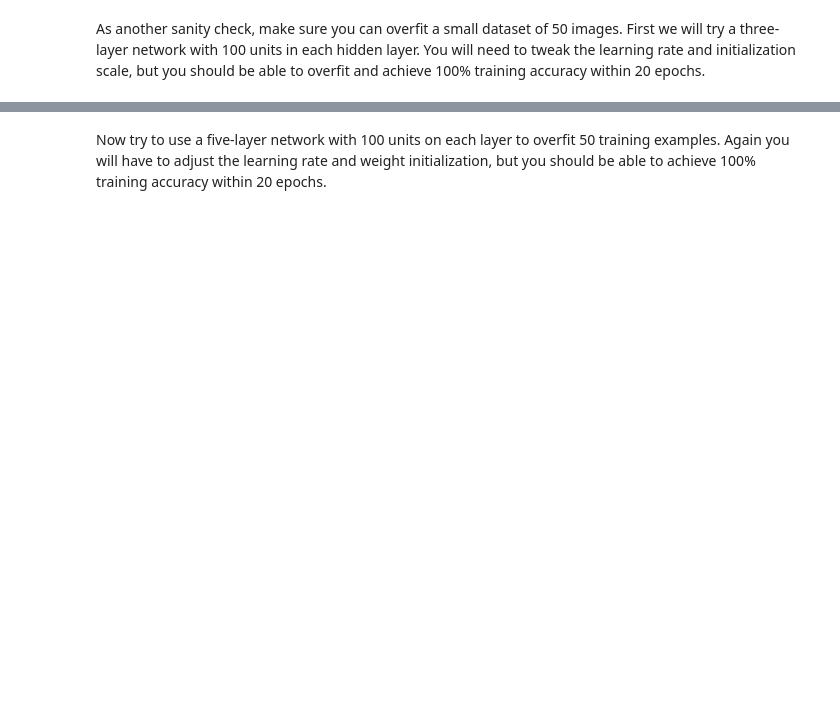
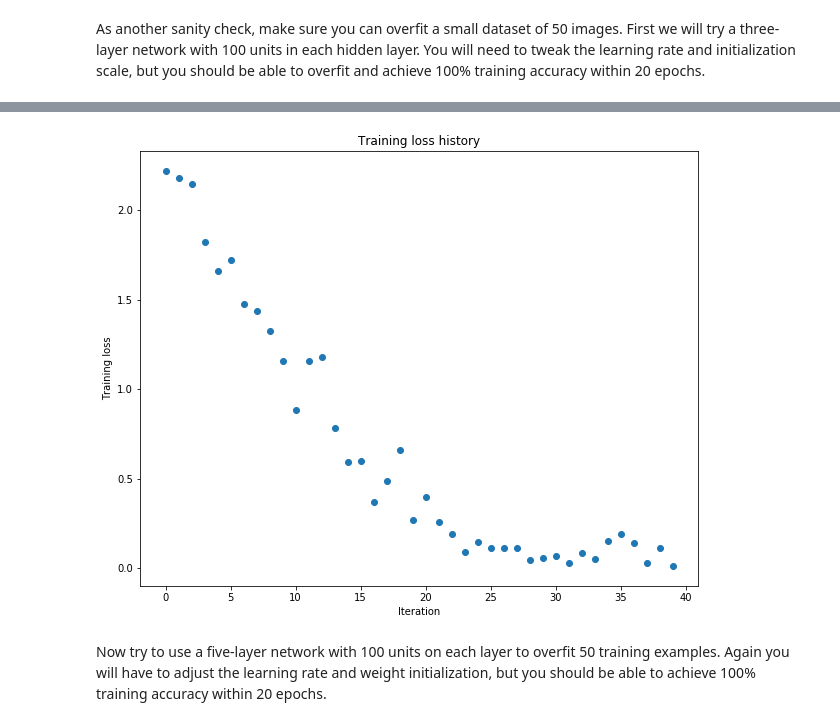
Before and after one commit to FDSMlhn/CS231_Stanford_Assignment, a Jupyter notebook: assignment2/FullyConnectedNets.ipynb, the cells around one changed output, grey strips where cells are left out. Saved outputs shown, nothing was run; the diff lists cells and outputs as text; code cells hidden in the pictures; blank space fills up the shorter version.

```diff
--- a/assignment2/FullyConnectedNets.ipynb
+++ b/assignment2/FullyConnectedNets.ipynb
@@ -398,7 +420,7 @@ small_data = {
 }
 
 weight_scale = 1e-2
-learning_rate = 1e-4
+learning_rate = 1e-2
 model = FullyConnectedNet([100, 100],
               weight_scale=weight_scale, dtype=np.float64)
 solver = Solver(model, small_data,
@@ -415,3 +437,4 @@ plt.title('Training loss history')
 plt.xlabel('Iteration')
 plt.ylabel('Training loss')
 plt.show()
+# %% [output]
@@ -418,3 +458,4 @@ plt.show()
+[figure, added]
 # %% [markdown]
 Now try to use a five-layer network with 100 units on each layer to overfit 50 training examples. Again you will have to adjust the learning rate and weight initialization, but you should be able to achieve 100% training accuracy within 20 epochs.
 # %%
```
Also changed, not shown: parts of 13 cells of this notebook, 2 other files.
